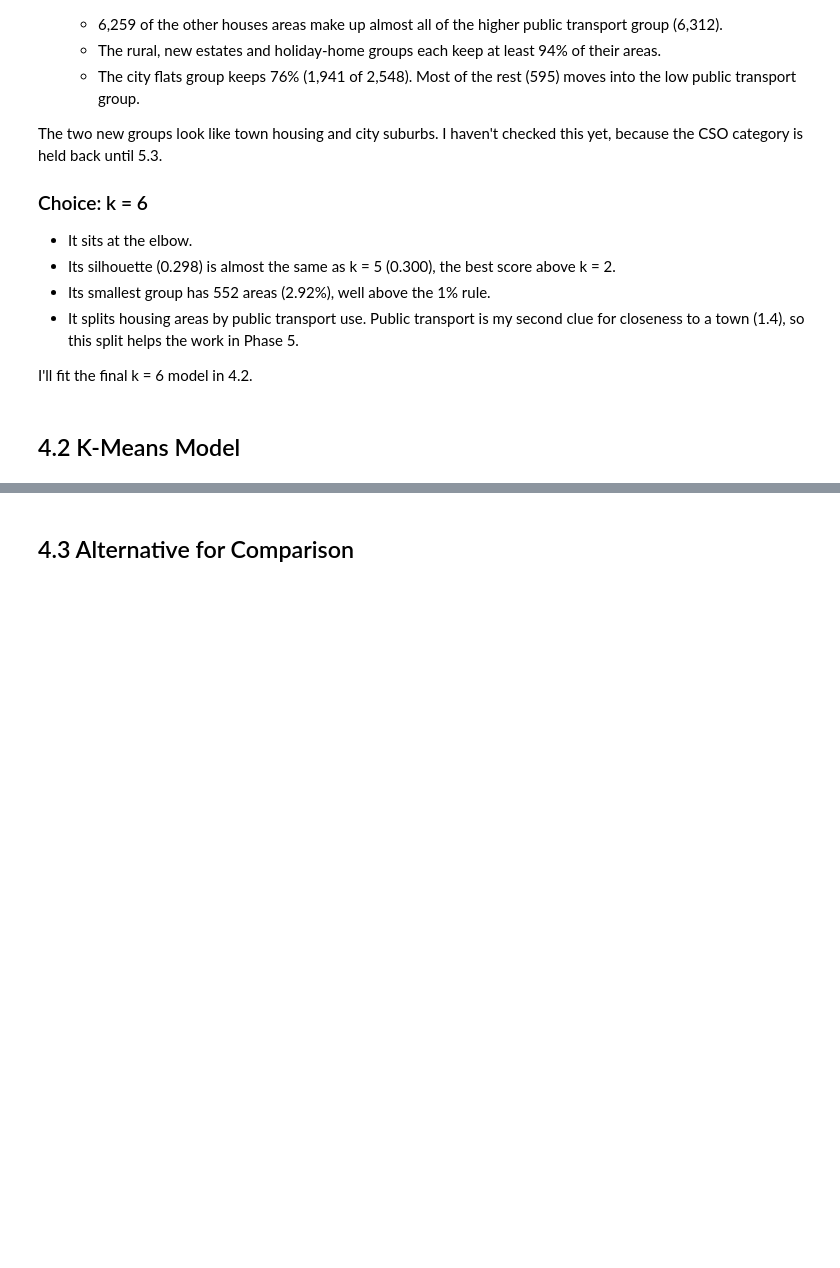
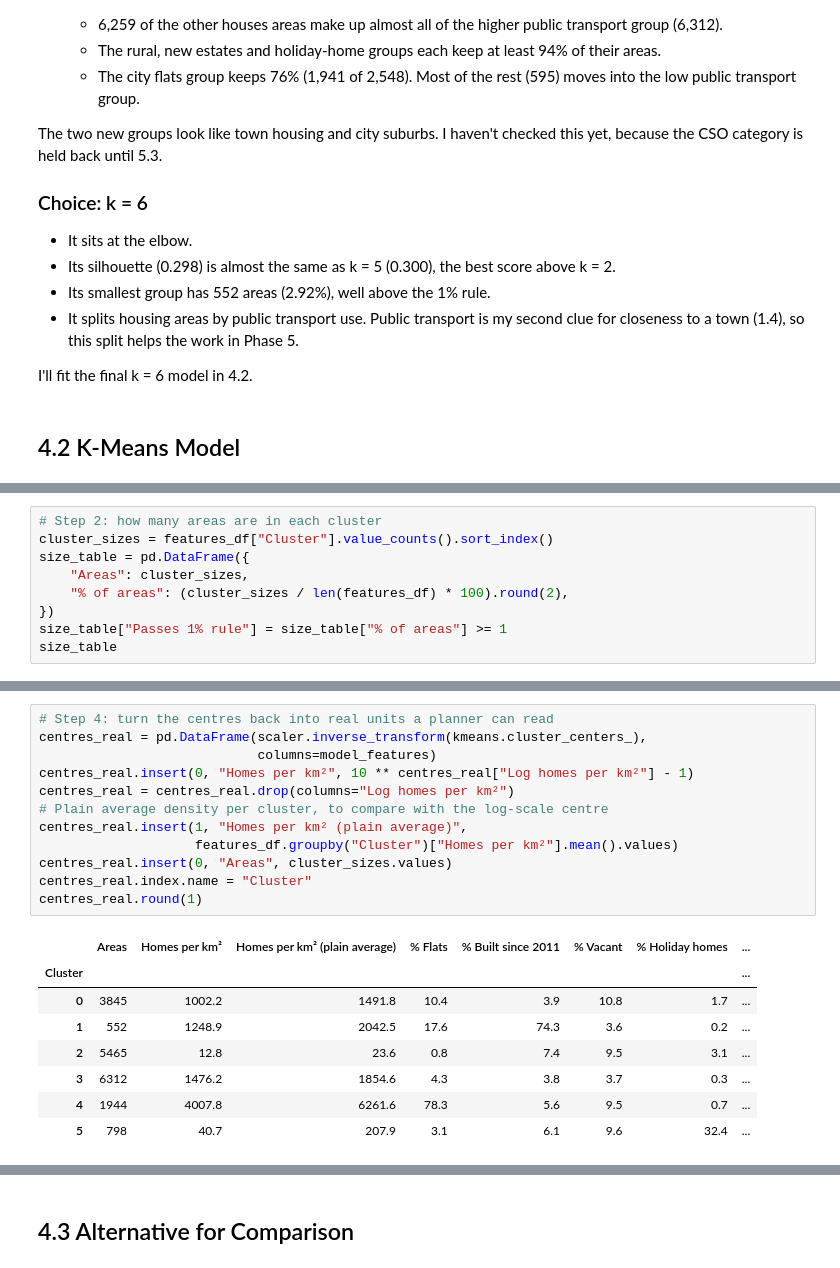
Before and after one commit to SwoopCodes/Data-Analytics_Irish-housing-density, a Jupyter notebook: notebooks/CA2_CRISP_DM_Notebook.ipynb, the cells around one changed output, grey strips where cells are left out. Cells and saved outputs as stored; diff of their text form; blank space fills up the shorter version.

```diff
--- a/notebooks/CA2_CRISP_DM_Notebook.ipynb
+++ b/notebooks/CA2_CRISP_DM_Notebook.ipynb
@@ -1450,0 +1466,9 @@ I'll fit the final k = 6 model in 4.2.
+# %%
+# Step 2: how many areas are in each cluster
+cluster_sizes = features_df["Cluster"].value_counts().sort_index()
+size_table = pd.DataFrame({
+    "Areas": cluster_sizes,
+    "% of areas": (cluster_sizes / len(features_df) * 100).round(2),
+})
+size_table["Passes 1% rule"] = size_table["% of areas"] >= 1
+size_table
@@ -1450,0 +1501,21 @@ I'll fit the final k = 6 model in 4.2.
+# %%
+# Step 4: turn the centres back into real units a planner can read
+centres_real = pd.DataFrame(scaler.inverse_transform(kmeans.cluster_centers_),
+                            columns=model_features)
+centres_real.insert(0, "Homes per km²", 10 ** centres_real["Log homes per km²"] - 1)
+centres_real = centres_real.drop(columns="Log homes per km²")
+# Plain average density per cluster, to compare with the log-scale centre
+centres_real.insert(1, "Homes per km² (plain average)",
+                    features_df.groupby("Cluster")["Homes per km²"].mean().values)
+centres_real.insert(0, "Areas", cluster_sizes.values)
+centres_real.index.name = "Cluster"
+centres_real.round(1)
+# %% [output]
+|  | Areas | Homes per km² | Homes per km² (plain average) | % Flats | % Built since 2011 | % Vacant | % Holiday homes | ... |
+| Cluster |  |  |  |  |  |  |  | ... |
+| 0 | 3845 | 1002.2 | 1491.8 | 10.4 | 3.9 | 10.8 | 1.7 | ... |
+| 1 | 552 | 1248.9 | 2042.5 | 17.6 | 74.3 | 3.6 | 0.2 | ... |
+| 2 | 5465 | 12.8 | 23.6 | 0.8 | 7.4 | 9.5 | 3.1 | ... |
+| 3 | 6312 | 1476.2 | 1854.6 | 4.3 | 3.8 | 3.7 | 0.3 | ... |
+| 4 | 1944 | 4007.8 | 6261.6 | 78.3 | 5.6 | 9.5 | 0.7 | ... |
+| 5 | 798 | 40.7 | 207.9 | 3.1 | 6.1 | 9.6 | 32.4 | ... |
```
Also changed, not shown: parts of 4 cells of this notebook, 1 other file.
